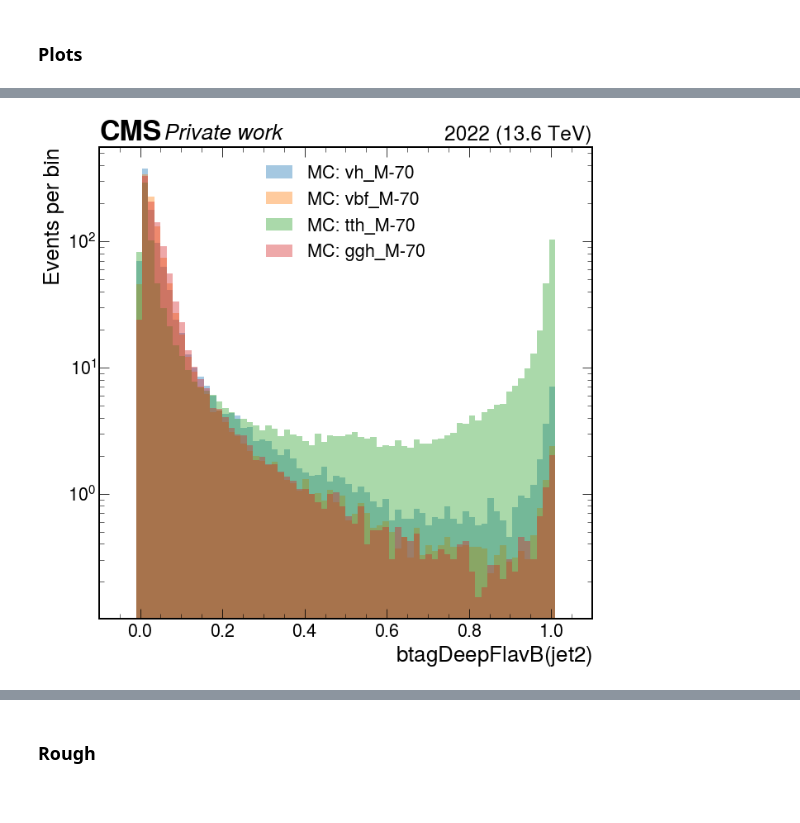
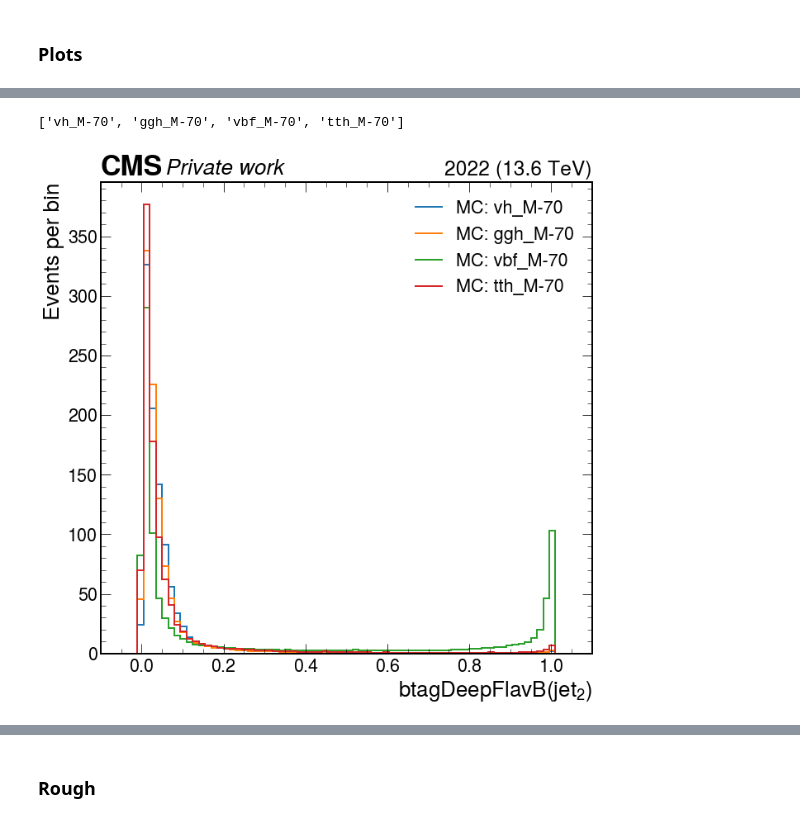
Before and after one commit to stranded-lemniscate/low-massVH, a Jupyter notebook: Plot Note.ipynb, the cells around one changed output, grey strips where cells are left out. Saved outputs shown, nothing was run; the diff lists cells and outputs as text; code cells hidden in the pictures.

```diff
--- a/Plot Note.ipynb
+++ b/Plot Note.ipynb
@@ -1,7 +1,7 @@
 # %%
 import argparse
 import numpy as np
-from plot_utils import *
+from scripts.plot_utils import *
 
 import awkward as ak
 from pathlib import Path
@@ -11,9 +11,10 @@ import numpy as np
 import matplotlib.pyplot as plt
 import mplhep as hep
 import json
+from collections import Counter
 
-# hep.style.use("CMS")
-plt.style.use(hep.style.CMS)
+hep.style.use("CMS")
+# plt.style.use(hep.style.CMS)
 # %%
 def delta_phi(arr1_phi , arr2_phi , mask = None):
     del_phi = arr1_phi - arr2_phi
@@ -68,10 +69,10 @@ def vectorize(pt , eta , phi , _4vector = False, mask = None):
 ## Merged
 # %%
 MC = {}
-processes = ["vh_M-70", "vbf_M-70", "tth_M-70", "ggh_M-70"]   #["vh_M-70", "GluGluHtoGG_M-70", "vbf_M-70", "ttHtoGG_M-70"]
+processes = ["vh_M-70", "ggh_M-70", "vbf_M-70", "tth_M-70"]   #["vh_M-70", "GluGluHtoGG_M-70", "vbf_M-70", "ttHtoGG_M-70"]
 for i, proc in enumerate(processes):
     MC[f'{proc}'] = {}
-    MC[f'{proc}'] = ak.from_parquet(f'NTuples/merged/{proc}_postEE/NOTAG_merged.parquet')
+    MC[f'{proc}'] = ak.from_parquet(f'old_files/NTuples/merged/{proc}_postEE/NOTAG_merged.parquet')
 # %%
 MC['vh_M-70'].fields
 # %% [output]
@@ -95,7 +96,7 @@ MC['vh_M-70'].fields
 # %%
 elec , mu , jets = {}, {}, {}
 events_num =  np.array([83229, 93217, 107298, 96535])
-for i , proc in enumerate(["vh_M-70", "vbf_M-70", "tth_M-70", "ggh_M-70"]):
+for i , proc in enumerate(["vh_M-70", "ggh_M-70", "vbf_M-70", "tth_M-70"]):
     elec[proc] = MC[proc].n_electrons
     mu[proc] = MC[proc].n_muons
     jets[proc] = MC[proc].n_jets
@@ -120,7 +119,7 @@ lead_jet_not_btagged = {}
 for i , proc in enumerate(processes):
     # mask = np.array([MC[proc].jet1_btagDeepFlavB , MC[proc].jet2_btagDeepFlavB , MC[proc].jet3_btagDeepFlavB , MC[proc].jet4_btagDeepFlavB , MC[proc].jet5_btagDeepFlavB])
     # jets_not_btagged[proc] = ak.sum(((0.3196 > mask) & (mask > -1)), axis= 0)
-    lead_jet_not_btagged[proc] = ((MC[proc].jet1_btagDeepFlavB > -1 ) & (MC[proc].jet1_btagDeepFlavB < 0.0614))
+    lead_jet_not_btagged[proc] = ((MC[proc].jet1_btagDeepFlavB > -1 ) & (MC[proc].jet1_btagDeepFlavB < 0.3196)) #
 # %%
 # At least one lepton and if there is a jet then the lead jet is not b-tagged
 for i , proc in enumerate(processes):
@@ -265,35 +265,40 @@ mc_norm = 1000
+# %%
+processes
+# %% [output]
+['vh_M-70', 'ggh_M-70', 'vbf_M-70', 'tth_M-70']
 # %%
-mc_var_combined= [MC[proc].jet2_btagDeepFlavB for proc in processes]
-xlabel = r'$btagDeepFlavB(jet2)$'
-
+mc_var_combined= [MC[proc].jet2_btagDeepFlavB for proc in ['ggh_M-70', 'vbf_M-70', 'tth_M-70', 'vh_M-70']]
+xlabel = r'$ btagDeepFlavB (jet_2) $'
+name = 'jet2_btagDeepFlavB'
 
 plot_range = [-0.1, 1.1]
 n_bins = 80
 hist_range = plot_range#[0, 1.5]
 binning, width, center = compute_binning(n_bins, hist_range[0], hist_range[1])
 
 for i in range(len(mc_var_combined)):
     mc_var_hist, mc_var_edges = compute_histogram(mc_var_combined[i], binning)#, weights=mc_weights[i])
 
     # Normalize MC histogram
     mc_var_hist = mc_var_hist / ak.sum(mc_var_hist)
     mc_var_hist = mc_var_hist * mc_norm
 
     # Plot the variable
     hep.histplot((mc_var_hist, mc_var_edges),
-                 histtype='fill',
-                 alpha = 0.4,
+                 histtype='step',
+                 alpha = 1,
+                 linewidth = 2,
                  label = f"MC: {processes[i]}")
 
 plt.xlabel(xlabel)
 plt.ylabel(ylabel)
-plt.yscale('log')
+# plt.yscale('log')
 plt.legend()
 plt.xlim(plot_range)
 plt.ylim(bottom=ylim_bottom)
 hep.cms.label(cms_label, data=True, year=cms_year, com=cms_com)
 plt.tight_layout()
-plt.savefig(f"{'plots'}/{'70'}_jet2_btagDeepFlavB.png")
+# plt.savefig(f"{'plots'}/{'70'}_{name}.png")
 plt.show()
 # %% [output]
-[figure, old version]
+[figure, new version]
```
Also changed, not shown: parts of 12 cells of this notebook, 1 other file.
